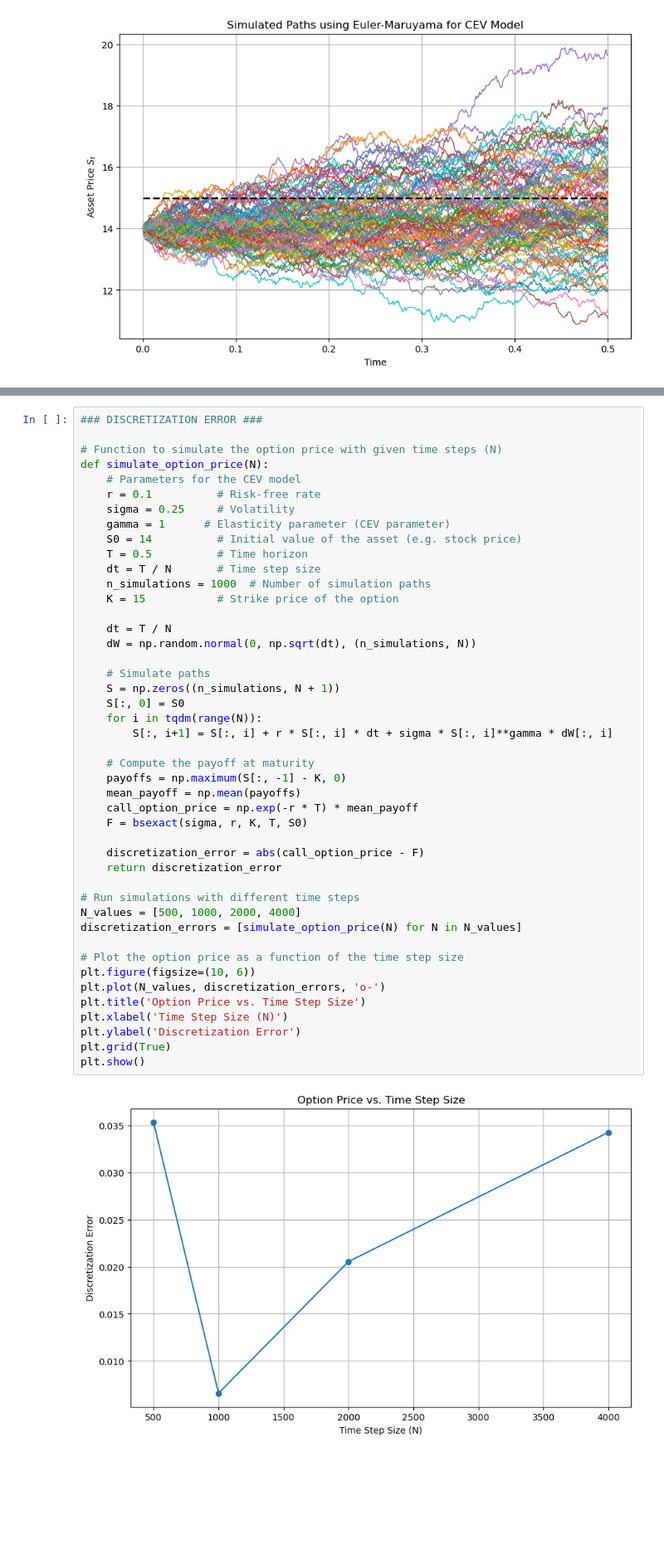
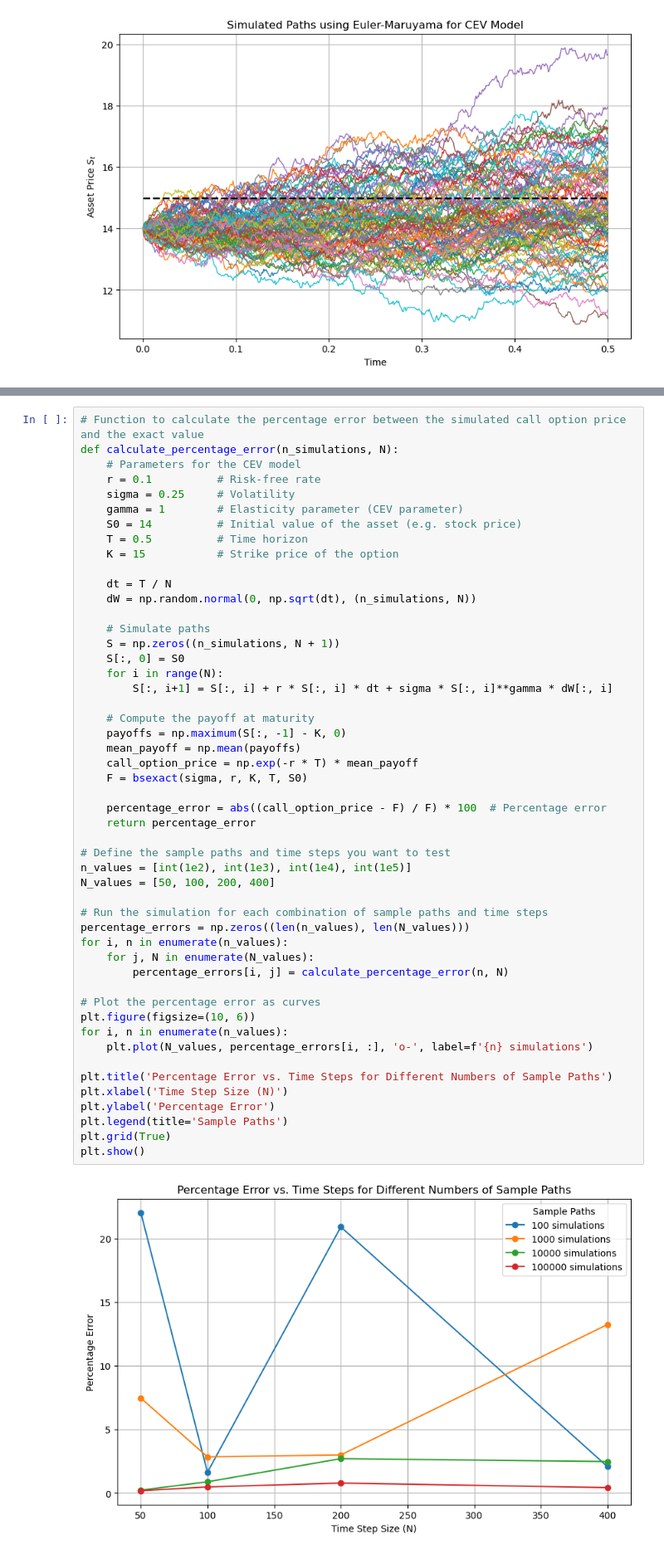
Before and after one commit to pontusbjorklid/Computational-Finance-Projects, a Jupyter notebook: MCpricing.ipynb, the cells around one changed output, grey strips where cells are left out. Shown at 83% size. Drawn from its saved outputs; the diff is of its cells as text; blank space fills up the shorter version.

Commit message:
Added new error

```diff
--- a/MCpricing.ipynb
+++ b/MCpricing.ipynb
@@ -125,47 +170,52 @@ plt.show()
 # %%
-### DISCRETIZATION ERROR ###
-
-# Function to simulate the option price with given time steps (N)
-def simulate_option_price(N):
+# Function to calculate the percentage error between the simulated call option price and the exact value
+def calculate_percentage_error(n_simulations, N):
     # Parameters for the CEV model
     r = 0.1          # Risk-free rate
     sigma = 0.25     # Volatility
-    gamma = 1      # Elasticity parameter (CEV parameter)
+    gamma = 1        # Elasticity parameter (CEV parameter)
     S0 = 14          # Initial value of the asset (e.g. stock price)
     T = 0.5          # Time horizon
-    dt = T / N       # Time step size
-    n_simulations = 1000  # Number of simulation paths
     K = 15           # Strike price of the option
 
     dt = T / N
     dW = np.random.normal(0, np.sqrt(dt), (n_simulations, N))
 
     # Simulate paths
     S = np.zeros((n_simulations, N + 1))
     S[:, 0] = S0
-    for i in tqdm(range(N)):
+    for i in range(N):
         S[:, i+1] = S[:, i] + r * S[:, i] * dt + sigma * S[:, i]**gamma * dW[:, i]
 
     # Compute the payoff at maturity
     payoffs = np.maximum(S[:, -1] - K, 0)
     mean_payoff = np.mean(payoffs)
     call_option_price = np.exp(-r * T) * mean_payoff
     F = bsexact(sigma, r, K, T, S0)
 
-    discretization_error = abs(call_option_price - F)
-    return discretization_error
+    percentage_error = abs((call_option_price - F) / F) * 100  # Percentage error
+    return percentage_error
 
-# Run simulations with different time steps
-N_values = [500, 1000, 2000, 4000]
-discretization_errors = [simulate_option_price(N) for N in N_values]
+# Define the sample paths and time steps you want to test
+n_values = [int(1e2), int(1e3), int(1e4), int(1e5)]
+N_values = [50, 100, 200, 400]
 
-# Plot the option price as a function of the time step size
+# Run the simulation for each combination of sample paths and time steps
+percentage_errors = np.zeros((len(n_values), len(N_values)))
+for i, n in enumerate(n_values):
+    for j, N in enumerate(N_values):
+        percentage_errors[i, j] = calculate_percentage_error(n, N)
+
+# Plot the percentage error as curves
 plt.figure(figsize=(10, 6))
-plt.plot(N_values, discretization_errors, 'o-')
-plt.title('Option Price vs. Time Step Size')
+for i, n in enumerate(n_values):
+    plt.plot(N_values, percentage_errors[i, :], 'o-', label=f'{n} simulations')
+
+plt.title('Percentage Error vs. Time Steps for Different Numbers of Sample Paths')
 plt.xlabel('Time Step Size (N)')
-plt.ylabel('Discretization Error')
+plt.ylabel('Percentage Error')
+plt.legend(title='Sample Paths')
 plt.grid(True)
 plt.show()
 # %% [output]
-[figure, old version]
+[figure, new version]
```
Also changed, not shown: parts of 3 cells of this notebook.
